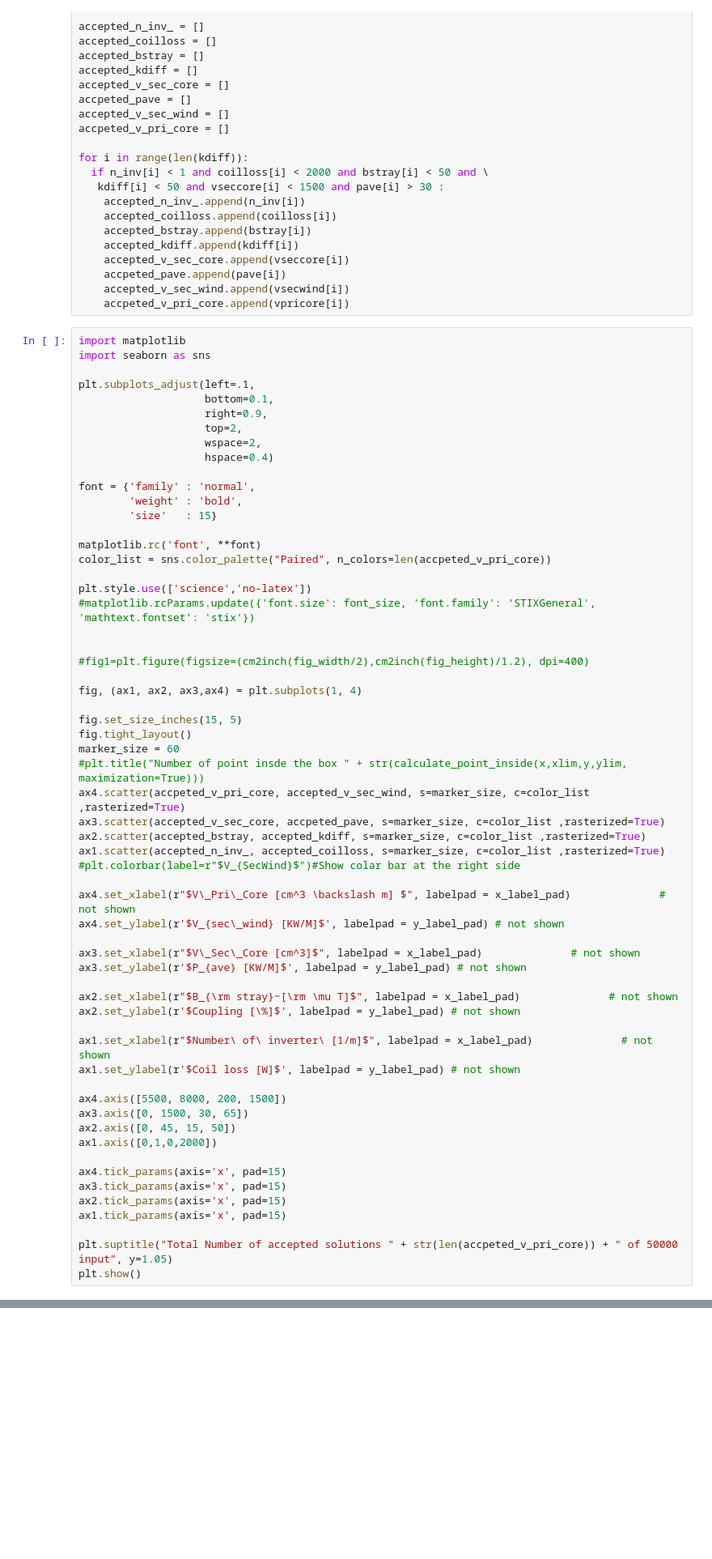
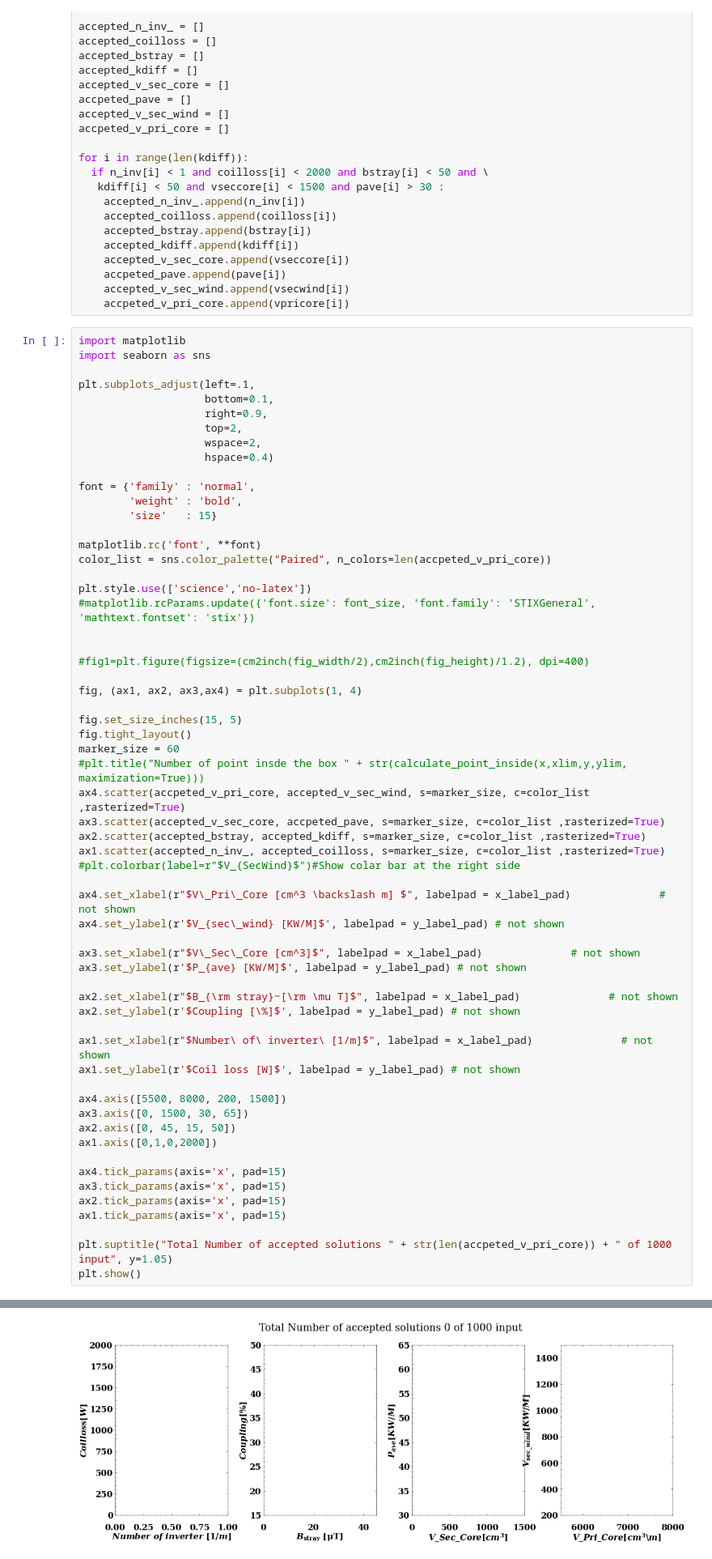
Before and after one commit to ShahidOni/Optimizer, a Jupyter notebook: optimization_eng.ipynb, the cells around one changed output, grey strips where cells are left out. Shown at 81% size. Drawn from its saved outputs; the diff is of its cells as text; blank space fills up the shorter version.

```diff
--- a/optimization_eng.ipynb
+++ b/optimization_eng.ipynb
@@ -1031,5 +1055,6 @@ ax3.tick_params(axis='x', pad=15)
 ax2.tick_params(axis='x', pad=15)
 ax1.tick_params(axis='x', pad=15)
 
-plt.suptitle("Total Number of accepted solutions " + str(len(accpeted_v_pri_core)) + " of 50000 input", y=1.05)
+plt.suptitle("Total Number of accepted solutions " + str(len(accpeted_v_pri_core)) + " of 1000 input", y=1.05)
 plt.show()
+# %% [output]
@@ -1036,3 +1062,4 @@ plt.show()
+[figure, added]
 # %%
 from prettytable import PrettyTable
 t = PrettyTable(['Number of Inverters [1/m]', 'Coilloss [W]', 'Bstray[uT]', 'Coupling [%]', 'V_Sec_Core [cm3]', 'Power Average [kW/m'])
```
Also changed, not shown: parts of 13 cells of this notebook.
